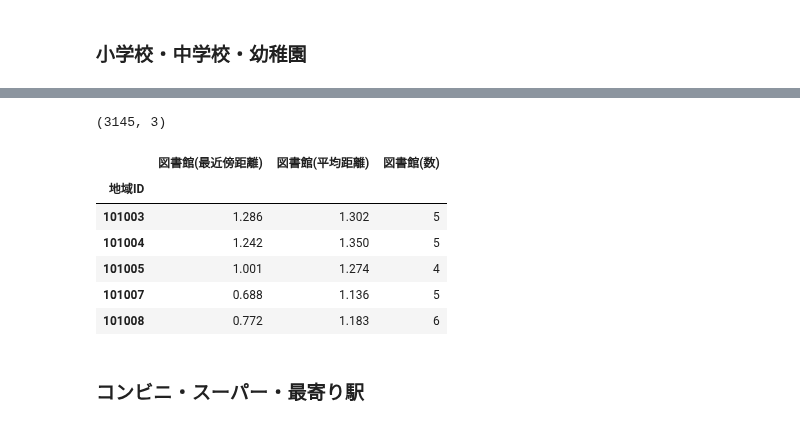
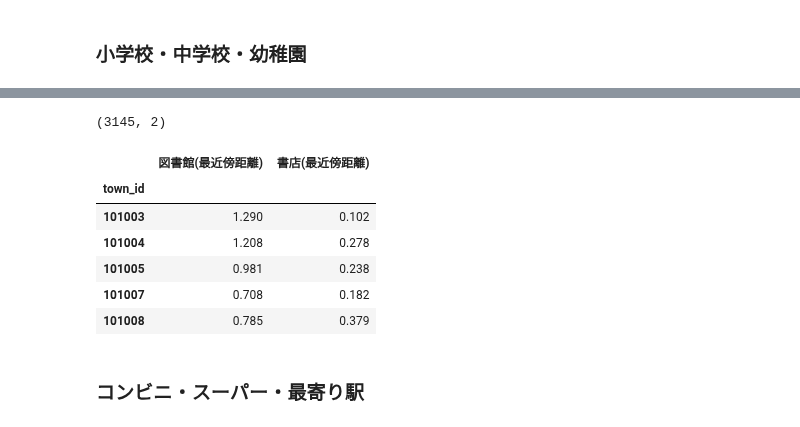
Before and after one commit to z-guard/analysis, a Jupyter notebook: notebooks/all_town_detail.ipynb, the cells around one changed output, grey strips where cells are left out. Drawn from its saved outputs; the diff is of its cells as text; code cells hidden in the pictures.

```diff
--- a/notebooks/all_town_detail.ipynb
+++ b/notebooks/all_town_detail.ipynb
@@ -111,16 +113,17 @@ df_school.head()
 # %%
-df_library = pd.read_csv(os.path.join(DIR_NAME, 'library_score.csv'))\
-            .drop(columns=['図書館スコア']).set_index('地域ID')
+df_library = pd.read_csv(os.path.join(DIR_NAME, 'library_score.csv'))[[
+    'town_id', '図書館(最近傍距離)', '書店(最近傍距離)',
+]].set_index('town_id')
 print(df_library.shape)
-df_library.head()
+df_library.head(5)
 # %% [output]
-(3145, 3)
+(3145, 2)
-|  | 図書館(最近傍距離) | 図書館(平均距離) | 図書館(数) |
-| 地域ID |  |  |  |
-| 101003 | 1.286 | 1.302 | 5 |
-| 101004 | 1.242 | 1.350 | 5 |
-| 101005 | 1.001 | 1.274 | 4 |
-| 101007 | 0.688 | 1.136 | 5 |
-| 101008 | 0.772 | 1.183 | 6 |
+|  | 図書館(最近傍距離) | 書店(最近傍距離) |
+| town_id |  |  |
+| 101003 | 1.290 | 0.102 |
+| 101004 | 1.208 | 0.278 |
+| 101005 | 0.981 | 0.238 |
+| 101007 | 0.708 | 0.182 |
+| 101008 | 0.785 | 0.379 |
 # %% [markdown]
 ### コンビニ・スーパー・最寄り駅
```
Also changed, not shown: parts of 21 cells of this notebook.
